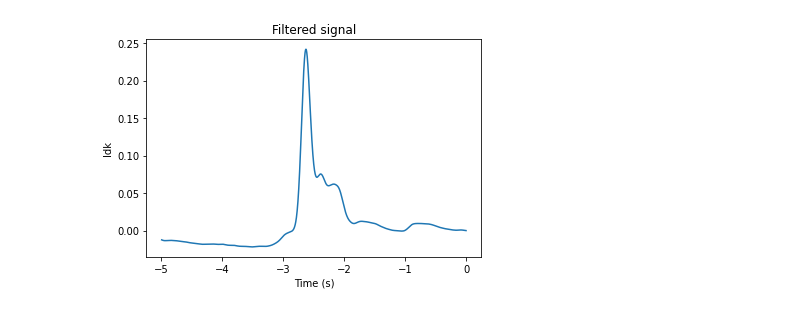
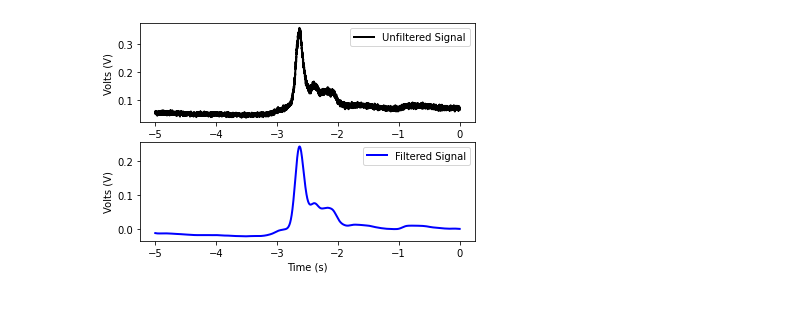
Before and after one commit to sutapa6/smart_wearable_tech, a Jupyter notebook: bandpass.ipynb, the cells around one changed output. Drawn from its saved outputs; the diff is of its cells as text; code cells hidden in the pictures.

```diff
--- a/bandpass.ipynb
+++ b/bandpass.ipynb
@@ -42,12 +47,26 @@ def band_pass_filter(signal):
     y = scipy.signal.filtfilt(b,a,signal,axis=0)
 
     return(y)
-# %%
-filtered_signal = band_pass_filter(sensor_data)
-plt.plot(time, filtered_signal)
-plt.xlabel('Time (s)')
-plt.ylabel('Volts (V)')
-plt.title('Filtered signal')
-plt.show()
-# %% [output]
-[figure, removed]
+# %%
+
+
+fig,axs = plt.subplots(2,1)
+
+plt.sca(axs[0])
+plt.plot(time, sensor_data, color='k', LineWidth=2, label="Unfiltered Signal")
+plt.xlabel('Time (s)')
+plt.ylabel('Volts (V)')
+plt.legend()
+
+plt.sca(axs[1])
+filtered_signal = band_pass_filter(sensor_data)
+plt.plot(time, filtered_signal, color='b', LineWidth=2, label="Filtered Signal")
+plt.xlabel('Time (s)')
+plt.ylabel('Volts (V)')
+plt.legend()
+
+# save raw scope as png in data/Plots/Lab_<lab_num>/Spectrograms
+image_path = f'data/Plots/Lab_{lab_num}/Bandpass_filtered_plots/scope_{scope_num}.png'
+plt.savefig(image_path, dpi=900, bbox_inches='tight', transparent=False)
+# %% [output]
+[figure, added]
```
Also changed, not shown: parts of 1 cell of this notebook, 16 other files.
